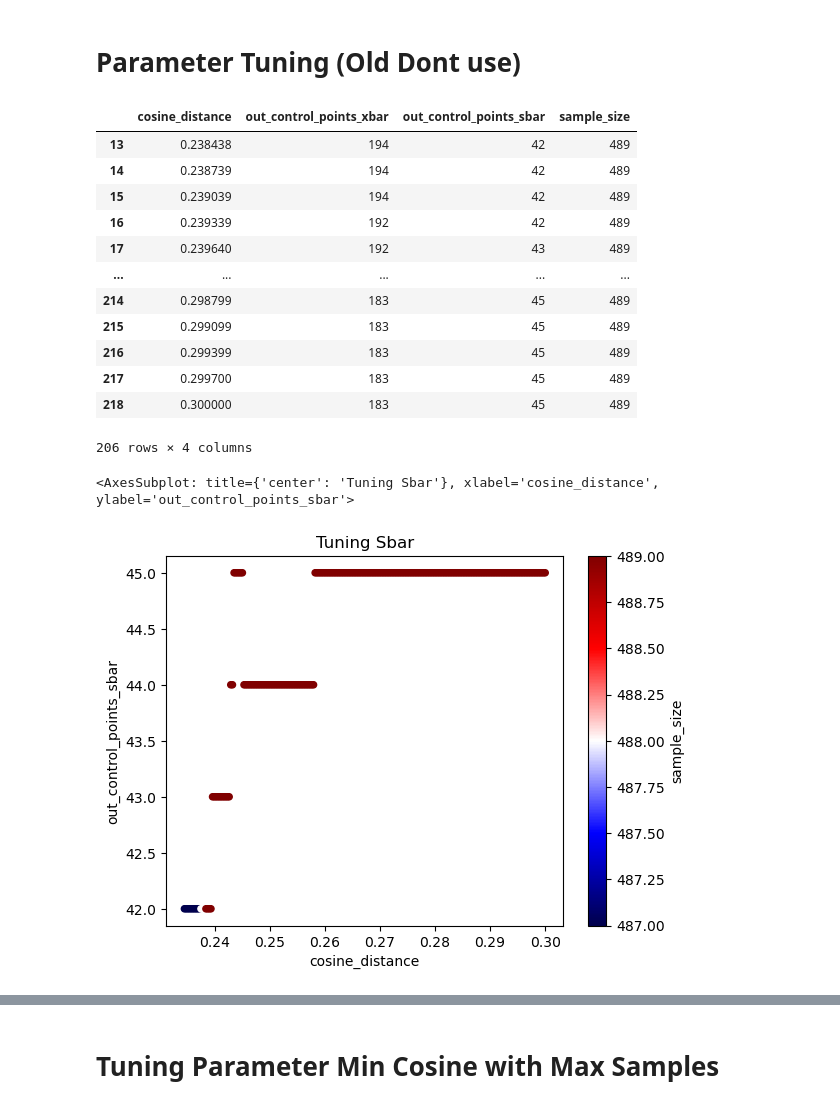
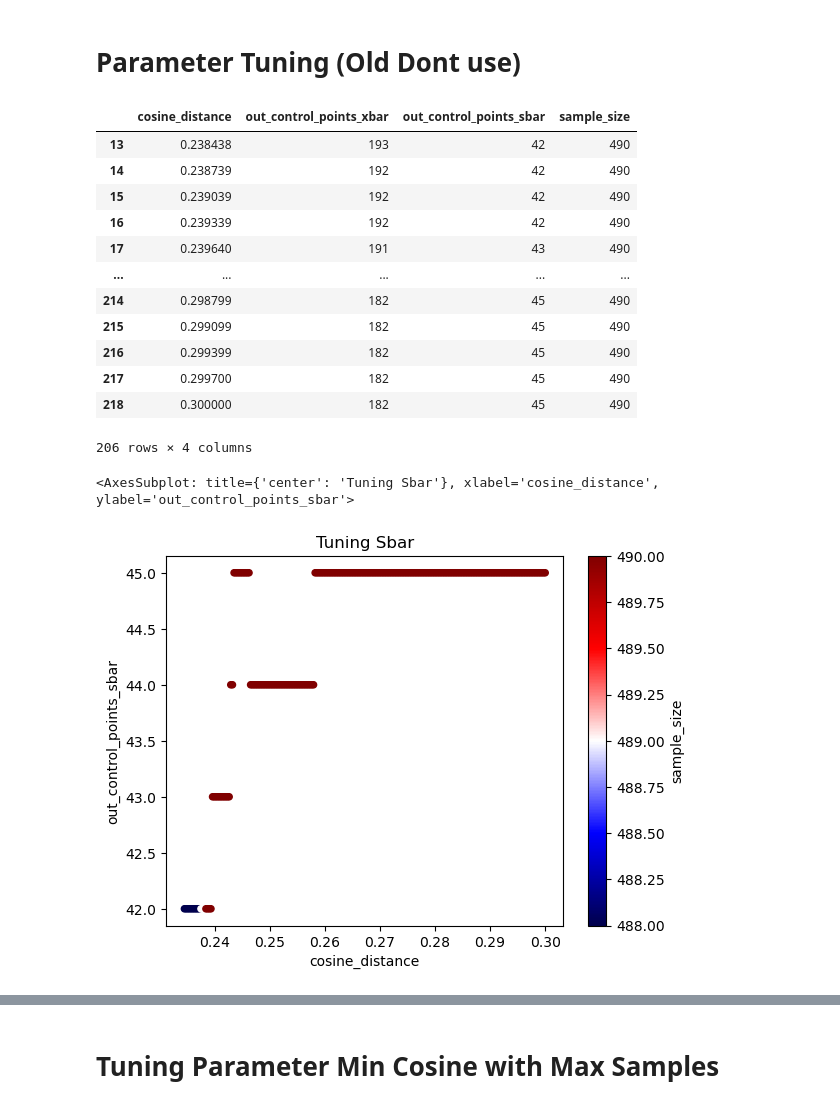
Before and after one commit to raymondEDS/aICLR, a Jupyter notebook: python/CI_embedding_matching.ipynb, the cells around one changed output, grey strips where cells are left out. Drawn from its saved outputs; the diff is of its cells as text; code cells hidden in the pictures.

```diff
--- a/python/CI_embedding_matching.ipynb
+++ b/python/CI_embedding_matching.ipynb
@@ -13,8 +15,8 @@ import math
 # %%
 import csv
 embedding_path = '../data/specter/df_embeddings.csv'
-submission_path = '../data/database/outputs/df_prestige.csv'
-
+submission_path = '../data/database/outputs/df_submission_rating.csv'
+#embedding_path = '../data/specter/df_embeddings_abstract_only.csv'
 
 df_embeddings = pd.read_csv(embedding_path)
 df_embeddings = df_embeddings.T
@@ -281,26 +281,26 @@ for tuning_param_cos_dist in np.linspace(0,0.3 ,1000):
         continue
 x = pd.DataFrame(data)
 # %%
-x[x['sample_size']==489]
+x[x['sample_size']==490]
 # %% [output]
 |  | cosine_distance | out_control_points_xbar | out_control_points_sbar | sample_size |
-| 13 | 0.238438 | 194 | 42 | 489 |
-| 14 | 0.238739 | 194 | 42 | 489 |
-| 15 | 0.239039 | 194 | 42 | 489 |
-| 16 | 0.239339 | 192 | 42 | 489 |
-| 17 | 0.239640 | 192 | 43 | 489 |
+| 13 | 0.238438 | 193 | 42 | 490 |
+| 14 | 0.238739 | 192 | 42 | 490 |
+| 15 | 0.239039 | 192 | 42 | 490 |
+| 16 | 0.239339 | 192 | 42 | 490 |
+| 17 | 0.239640 | 191 | 43 | 490 |
 | ... | ... | ... | ... | ... |
-| 214 | 0.298799 | 183 | 45 | 489 |
-| 215 | 0.299099 | 183 | 45 | 489 |
-| 216 | 0.299399 | 183 | 45 | 489 |
-| 217 | 0.299700 | 183 | 45 | 489 |
-| 218 | 0.300000 | 183 | 45 | 489 |
+| 214 | 0.298799 | 182 | 45 | 490 |
+| 215 | 0.299099 | 182 | 45 | 490 |
+| 216 | 0.299399 | 182 | 45 | 490 |
+| 217 | 0.299700 | 182 | 45 | 490 |
+| 218 | 0.300000 | 182 | 45 | 490 |
 206 rows × 4 columns
 # %%
 x.plot.scatter(x = 'cosine_distance', y='out_control_points_sbar', c='sample_size',colormap='seismic', title = "Tuning Sbar")
 # %% [output]
 <AxesSubplot: title={'center': 'Tuning Sbar'}, xlabel='cosine_distance', ylabel='out_control_points_sbar'>
-[figure, old version]
+[figure, new version]
 # %%
 x.plot.scatter(x = 'cosine_distance', y='out_control_points_xbar', c ='sample_size',colormap='Blues', title = "Tuning Xbar")
 # %% [output]
```
Also changed, not shown: parts of 24 cells of this notebook, 6 other files.
